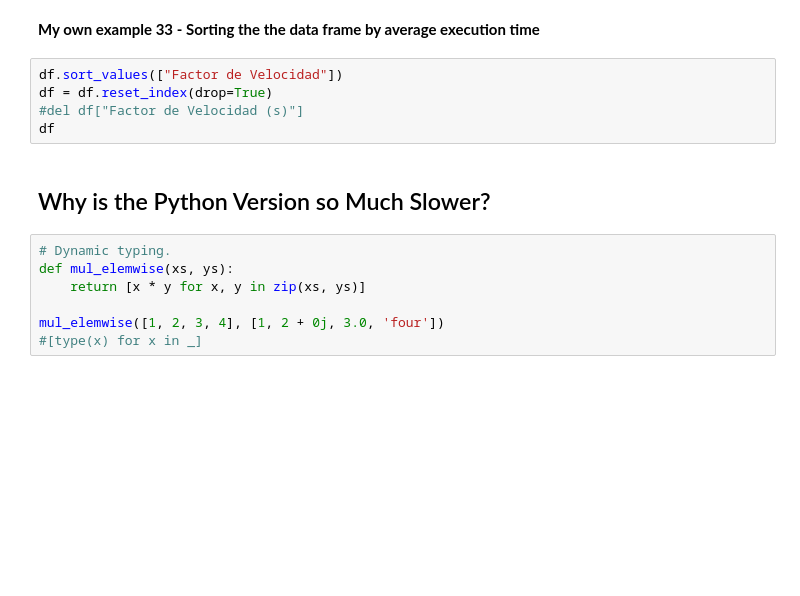
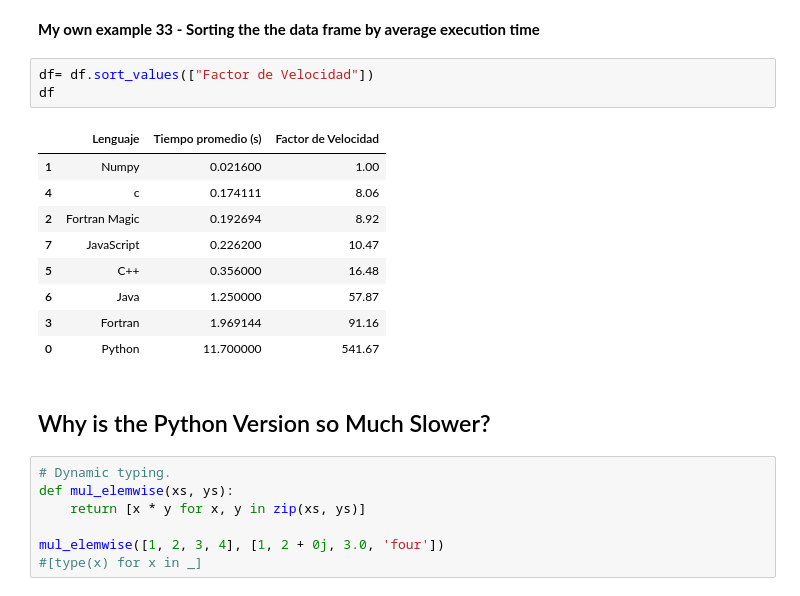
Before and after one commit to 7BatStrokes/AlgorithmsUN2023I, a Jupyter notebook: LAB2/grupo_10_Lab2.ipynb, the cells around one changed output. Drawn from its saved outputs; the diff is of its cells as text; blank space fills up the shorter version.

```diff
--- a/LAB2/grupo_10_Lab2.ipynb
+++ b/LAB2/grupo_10_Lab2.ipynb
@@ -762,10 +906,18 @@ df
 # %% [markdown]
 **My own example 33 - Sorting the the data frame by average execution time**
 # %%
-df.sort_values(["Factor de Velocidad"])
-df = df.reset_index(drop=True)
-#del df["Factor de Velocidad (s)"]
+df= df.sort_values(["Factor de Velocidad"])
 df
+# %% [output]
+|  | Lenguaje | Tiempo promedio (s) | Factor de Velocidad |
+| 1 | Numpy | 0.021600 | 1.00 |
+| 4 | c | 0.174111 | 8.06 |
+| 2 | Fortran Magic | 0.192694 | 8.92 |
+| 7 | JavaScript | 0.226200 | 10.47 |
+| 5 | C++ | 0.356000 | 16.48 |
+| 6 | Java | 1.250000 | 57.87 |
+| 3 | Fortran | 1.969144 | 91.16 |
+| 0 | Python | 11.700000 | 541.67 |
 # %% [markdown]
 ## Why is the Python Version so Much Slower?
 # %%
```
Also changed, not shown: parts of 40 cells of this notebook.
